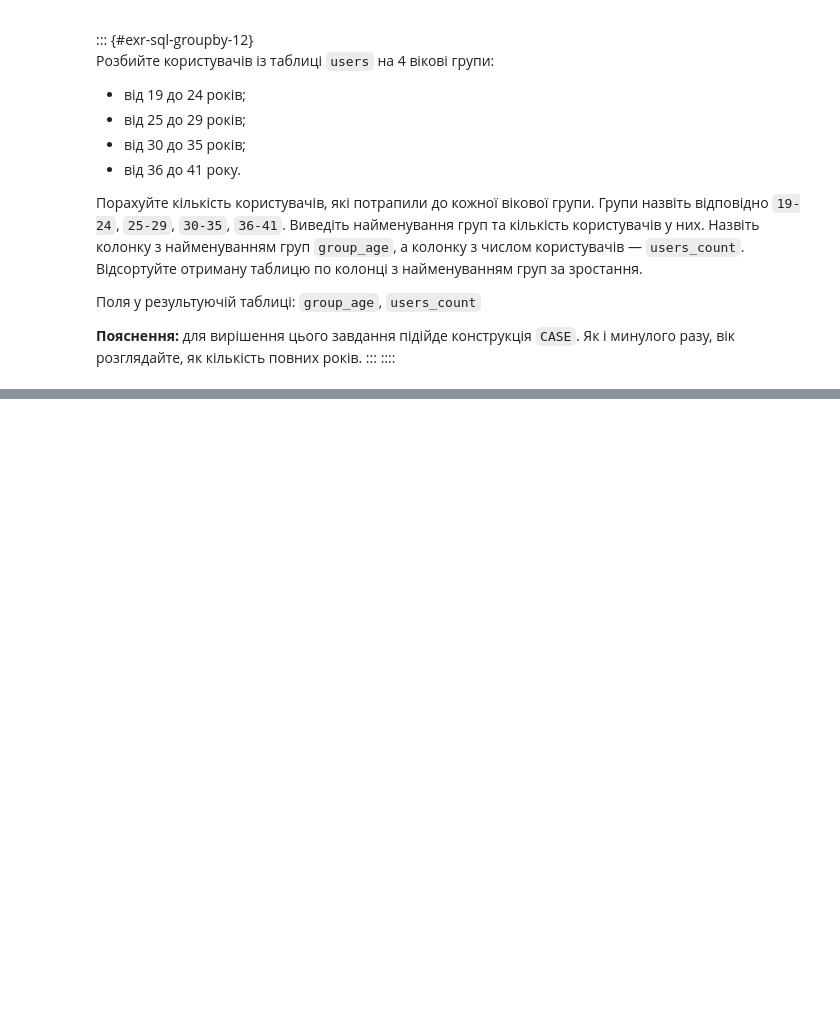
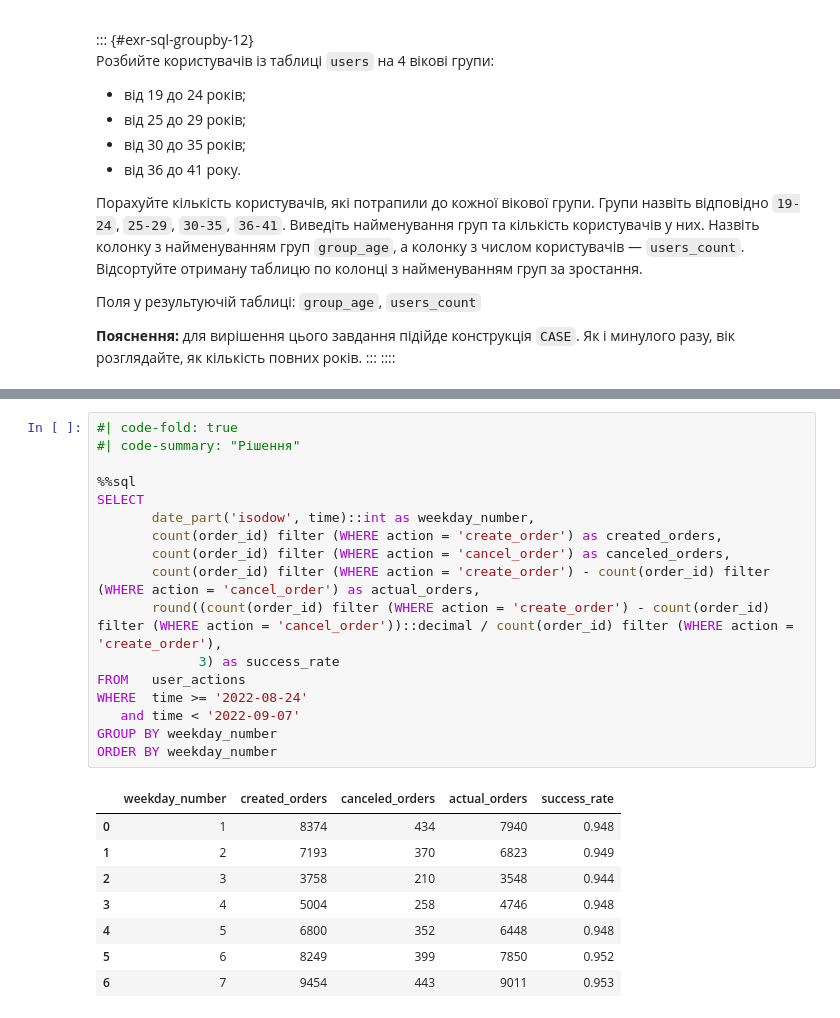
Before and after one commit to Aranaur/py4ds, a Jupyter notebook: sql_groupby.ipynb, the cells around one changed output, grey strips where cells are left out. Cells and saved outputs as stored; diff of their text form; blank space fills up the shorter version.

```diff
--- a/sql_groupby.ipynb
+++ b/sql_groupby.ipynb
@@ -591,0 +937,26 @@ ORDER BY group_age
+# %%
+#| code-fold: true
+#| code-summary: "Рішення"
+
+%%sql
+SELECT
+       date_part('isodow', time)::int as weekday_number,
+       count(order_id) filter (WHERE action = 'create_order') as created_orders,
+       count(order_id) filter (WHERE action = 'cancel_order') as canceled_orders,
+       count(order_id) filter (WHERE action = 'create_order') - count(order_id) filter (WHERE action = 'cancel_order') as actual_orders,
+       round((count(order_id) filter (WHERE action = 'create_order') - count(order_id) filter (WHERE action = 'cancel_order'))::decimal / count(order_id) filter (WHERE action = 'create_order'),
+             3) as success_rate
+FROM   user_actions
+WHERE  time >= '2022-08-24'
+   and time < '2022-09-07'
+GROUP BY weekday_number
+ORDER BY weekday_number
+# %% [output]
+|  | weekday_number | created_orders | canceled_orders | actual_orders | success_rate |
+| 0 | 1 | 8374 | 434 | 7940 | 0.948 |
+| 1 | 2 | 7193 | 370 | 6823 | 0.949 |
+| 2 | 3 | 3758 | 210 | 3548 | 0.944 |
+| 3 | 4 | 5004 | 258 | 4746 | 0.948 |
+| 4 | 5 | 6800 | 352 | 6448 | 0.948 |
+| 5 | 6 | 8249 | 399 | 7850 | 0.952 |
+| 6 | 7 | 9454 | 443 | 9011 | 0.953 |
```
Also changed, not shown: parts of 29 cells of this notebook, 2 other files.
